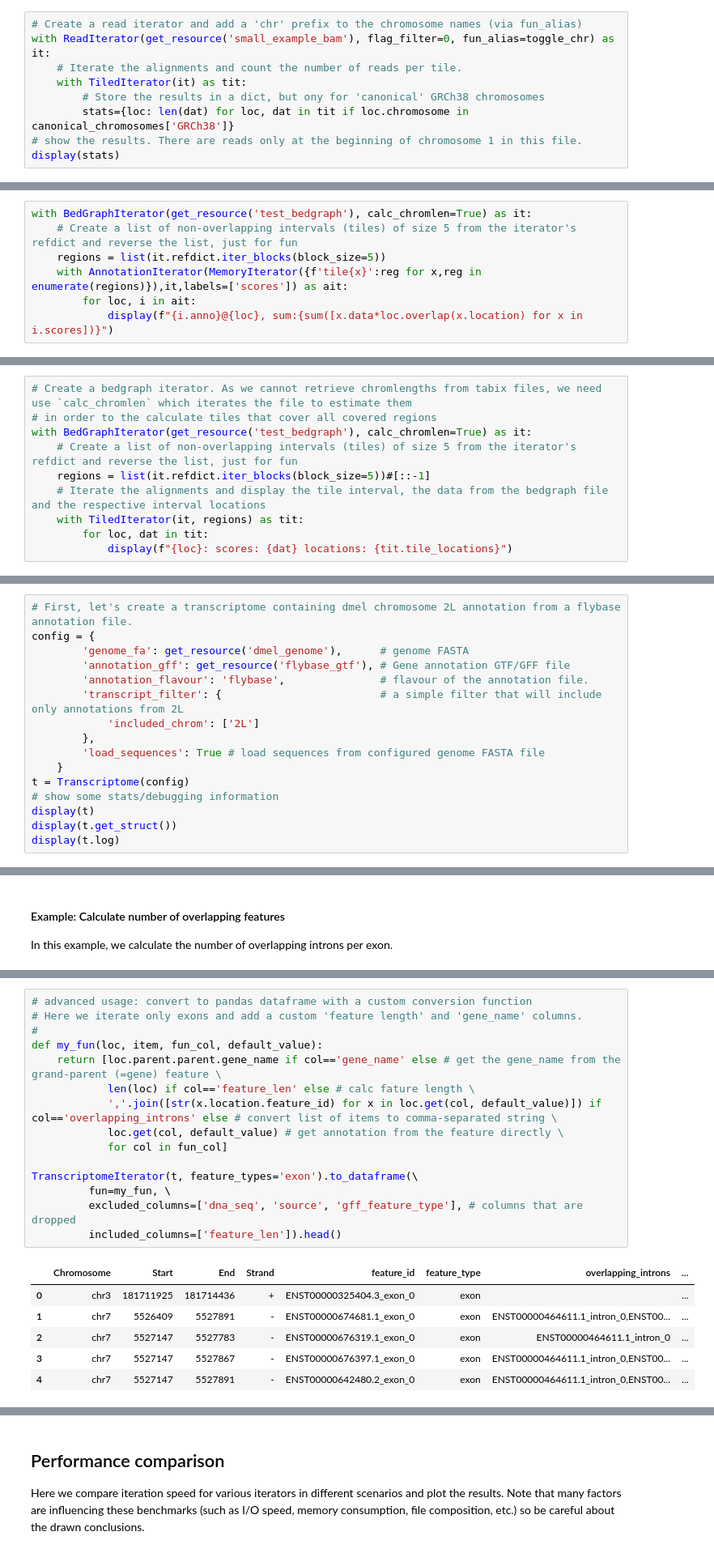
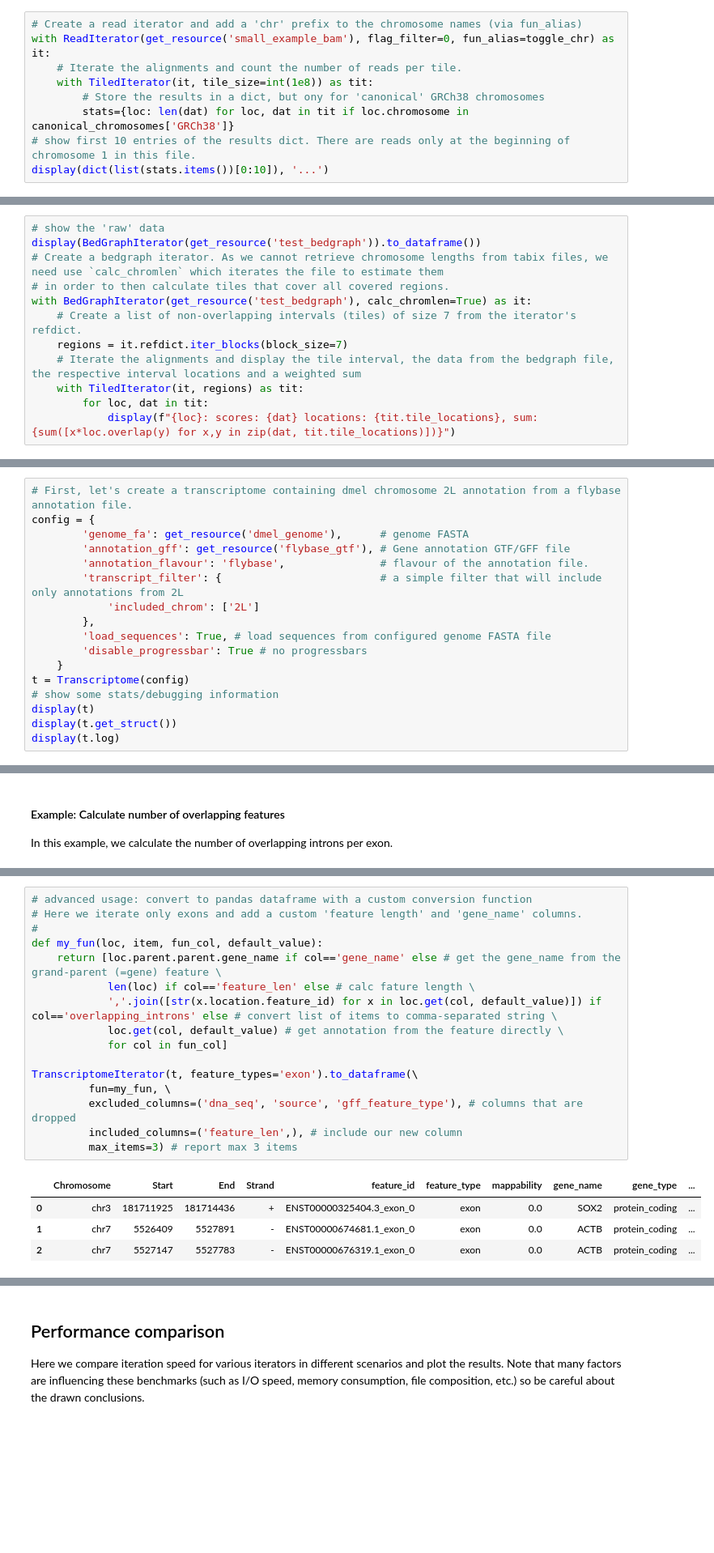
Before and after one commit to popitsch/rnalib, a Jupyter notebook: notebooks/README.ipynb, the cells around one changed output, grey strips where cells are left out. Shown at 81% size. Saved outputs shown, nothing was run; the diff lists cells and outputs as text; blank space fills up the shorter version.

```diff
--- a/notebooks/README.ipynb
+++ b/notebooks/README.ipynb
@@ -503,11 +442,11 @@ Note that you could also use an AnnotationIterator for this task as demonstrated
 # Create a read iterator and add a 'chr' prefix to the chromosome names (via fun_alias)
 with ReadIterator(get_resource('small_example_bam'), flag_filter=0, fun_alias=toggle_chr) as it:
     # Iterate the alignments and count the number of reads per tile.
-    with TiledIterator(it) as tit:
+    with TiledIterator(it, tile_size=int(1e8)) as tit:
         # Store the results in a dict, but ony for 'canonical' GRCh38 chromosomes
         stats={loc: len(dat) for loc, dat in tit if loc.chromosome in canonical_chromosomes['GRCh38']}
-# show the results. There are reads only at the beginning of chromosome 1 in this file.
-display(stats)
+# show first 10 entries of the results dict. There are reads only at the beginning of chromosome 1 in this file.
+display(dict(list(stats.items())[0:10]), '...')
 # %% [output]
 {chr1:1-100000000: 31678,
  chr1:100000001-200000000: 0,
@@ -531,7 +463,0 @@ Here is another example in which we calculate a smoothed version of a begraph fi
-# %%
-with BedGraphIterator(get_resource('test_bedgraph'), calc_chromlen=True) as it:
-    # Create a list of non-overlapping intervals (tiles) of size 5 from the iterator's refdict and reverse the list, just for fun
-    regions = list(it.refdict.iter_blocks(block_size=5))
-    with AnnotationIterator(MemoryIterator({f'tile{x}':reg for x,reg in enumerate(regions)}),it,labels=['scores']) as ait:
-        for loc, i in ait:
-            display(f"{i.anno}@{loc}, sum:{sum([x.data*loc.overlap(x.location) for x in i.scores])}")
@@ -547,11 +464,13 @@ with BedGraphIterator(get_resource('test_bedgraph'), calc_chromlen=True) as it:
 # %%
-# Create a bedgraph iterator. As we cannot retrieve chromlengths from tabix files, we need use `calc_chromlen` which iterates the file to estimate them
-# in order to the calculate tiles that cover all covered regions
+# show the 'raw' data
+display(BedGraphIterator(get_resource('test_bedgraph')).to_dataframe())
+# Create a bedgraph iterator. As we cannot retrieve chromosome lengths from tabix files, we need use `calc_chromlen` which iterates the file to estimate them
+# in order to then calculate tiles that cover all covered regions.
 with BedGraphIterator(get_resource('test_bedgraph'), calc_chromlen=True) as it:
-    # Create a list of non-overlapping intervals (tiles) of size 5 from the iterator's refdict and reverse the list, just for fun
-    regions = list(it.refdict.iter_blocks(block_size=5))#[::-1]
-    # Iterate the alignments and display the tile interval, the data from the bedgraph file and the respective interval locations
+    # Create a list of non-overlapping intervals (tiles) of size 7 from the iterator's refdict.
+    regions = it.refdict.iter_blocks(block_size=7)
+    # Iterate the alignments and display the tile interval, the data from the bedgraph file, the respective interval locations and a weighted sum
     with TiledIterator(it, regions) as tit:
         for loc, dat in tit:
-            display(f"{loc}: scores: {dat} locations: {tit.tile_locations}")
+            display(f"{loc}: scores: {dat} locations: {tit.tile_locations}, sum: {sum([x*loc.overlap(y) for x,y in zip(dat, tit.tile_locations)])}")
 # %% [output]
@@ -621,7 +549,8 @@ config = {
         'transcript_filter': {                         # a simple filter that will include only annotations from 2L
             'included_chrom': ['2L']
         },
-        'load_sequences': True # load sequences from configured genome FASTA file
+        'load_sequences': True, # load sequences from configured genome FASTA file
+        'disable_progressbar': True # no progressbars
     }
 t = Transcriptome(config)
 # show some stats/debugging information
@@ -964,22 +894,21 @@ Finally, we want to convert the data to a pandas dataframe containing all exons
 # %%
 # advanced usage: convert to pandas dataframe with a custom conversion function
 # Here we iterate only exons and add a custom 'feature length' and 'gene_name' columns.
 #
 def my_fun(loc, item, fun_col, default_value):
     return [loc.parent.parent.gene_name if col=='gene_name' else # get the gene_name from the grand-parent (=gene) feature \
             len(loc) if col=='feature_len' else # calc fature length \
             ','.join([str(x.location.feature_id) for x in loc.get(col, default_value)]) if col=='overlapping_introns' else # convert list of items to comma-separated string \
             loc.get(col, default_value) # get annotation from the feature directly \
             for col in fun_col]
 
 TranscriptomeIterator(t, feature_types='exon').to_dataframe(\
          fun=my_fun, \
-         excluded_columns=['dna_seq', 'source', 'gff_feature_type'], # columns that are dropped
-         included_columns=['feature_len']).head()
+         excluded_columns=('dna_seq', 'source', 'gff_feature_type'), # columns that are dropped
+         included_columns=('feature_len',), # include our new column
+         max_items=3) # report max 3 items
 # %% [output]
-|  | Chromosome | Start | End | Strand | feature_id | feature_type | overlapping_introns | ... |
-| 0 | chr3 | 181711925 | 181714436 | + | ENST00000325404.3_exon_0 | exon |  | ... |
-| 1 | chr7 | 5526409 | 5527891 | - | ENST00000674681.1_exon_0 | exon | ENST00000464611.1_intron_0,ENST00... | ... |
-| 2 | chr7 | 5527147 | 5527783 | - | ENST00000676319.1_exon_0 | exon | ENST00000464611.1_intron_0 | ... |
-| 3 | chr7 | 5527147 | 5527867 | - | ENST00000676397.1_exon_0 | exon | ENST00000464611.1_intron_0,ENST00... | ... |
-| 4 | chr7 | 5527147 | 5527891 | - | ENST00000642480.2_exon_0 | exon | ENST00000464611.1_intron_0,ENST00... | ... |
+|  | Chromosome | Start | End | Strand | feature_id | feature_type | mappability | gene_name | gene_type | ... |
+| 0 | chr3 | 181711925 | 181714436 | + | ENST00000325404.3_exon_0 | exon | 0.0 | SOX2 | protein_coding | ... |
+| 1 | chr7 | 5526409 | 5527891 | - | ENST00000674681.1_exon_0 | exon | 0.0 | ACTB | protein_coding | ... |
+| 2 | chr7 | 5527147 | 5527783 | - | ENST00000676319.1_exon_0 | exon | 0.0 | ACTB | protein_coding | ... |
```
Also changed, not shown: parts of 51 cells of this notebook, 6 other files.
